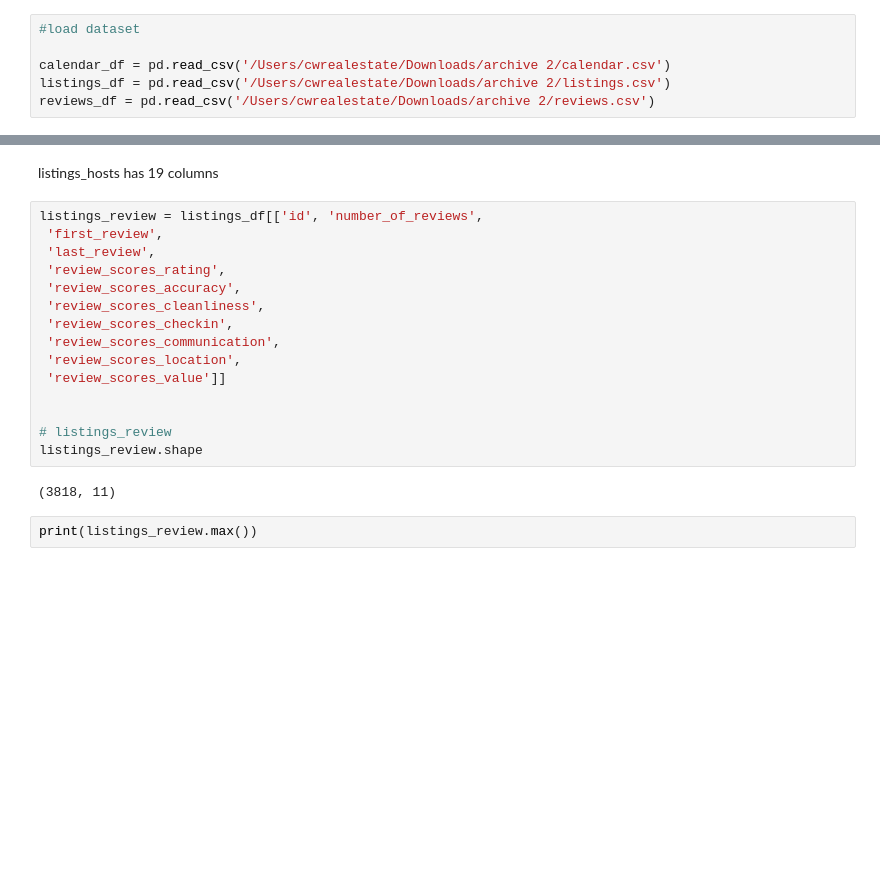
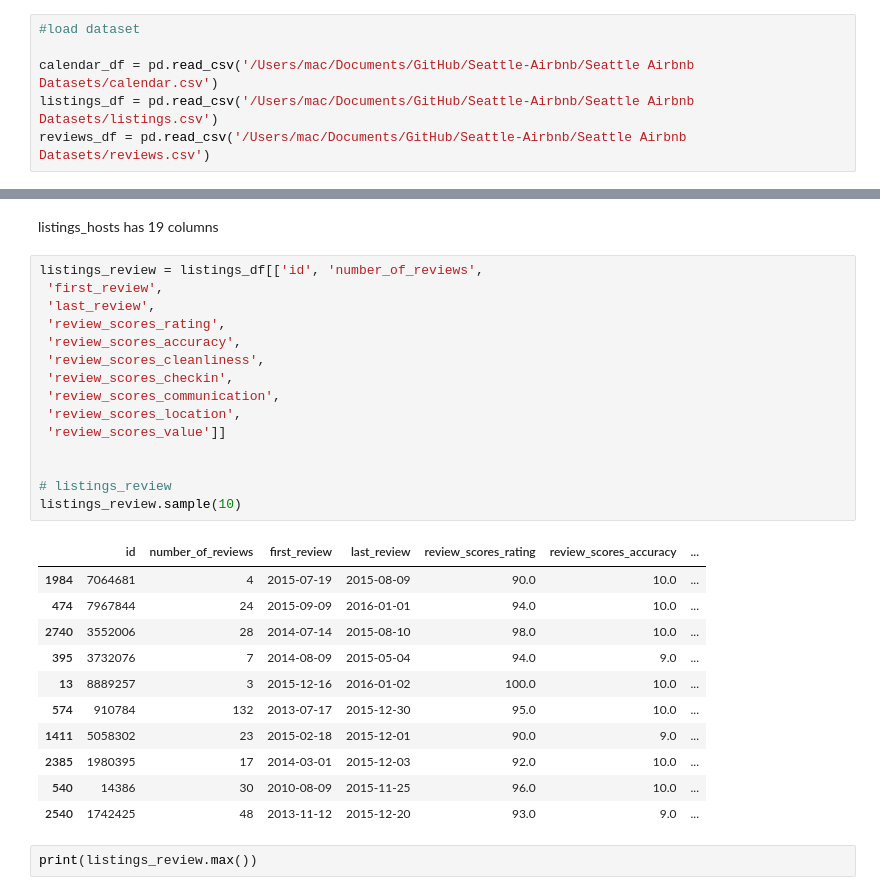
Before and after one commit to fabdanolu/Seattle-Airbnb, a Jupyter notebook: seattle.ipynb, the cells around one changed output, grey strips where cells are left out. Cells and saved outputs as stored; diff of their text form; blank space fills up the shorter version.

```diff
--- a/seattle.ipynb
+++ b/seattle.ipynb
@@ -20,6 +20,6 @@ seaborn: 0.11.2
 # %%
 #load dataset
 
-calendar_df = pd.read_csv('/Users/cwrealestate/Downloads/archive 2/calendar.csv')
-listings_df = pd.read_csv('/Users/cwrealestate/Downloads/archive 2/listings.csv')
-reviews_df = pd.read_csv('/Users/cwrealestate/Downloads/archive 2/reviews.csv')
+calendar_df = pd.read_csv('/Users/mac/Documents/GitHub/Seattle-Airbnb/Seattle Airbnb Datasets/calendar.csv')
+listings_df = pd.read_csv('/Users/mac/Documents/GitHub/Seattle-Airbnb/Seattle Airbnb Datasets/listings.csv')
+reviews_df = pd.read_csv('/Users/mac/Documents/GitHub/Seattle-Airbnb/Seattle Airbnb Datasets/reviews.csv')
@@ -460,20 +490,30 @@ listings_hosts has 19 columns
 # %%
 listings_review = listings_df[['id', 'number_of_reviews',
  'first_review',
  'last_review',
  'review_scores_rating',
  'review_scores_accuracy',
  'review_scores_cleanliness',
  'review_scores_checkin',
  'review_scores_communication',
  'review_scores_location',
  'review_scores_value']]
 
 
 # listings_review
-listings_review.shape
+listings_review.sample(10)
 # %% [output]
-(3818, 11)
+|  | id | number_of_reviews | first_review | last_review | review_scores_rating | review_scores_accuracy | ... |
+| 1984 | 7064681 | 4 | 2015-07-19 | 2015-08-09 | 90.0 | 10.0 | ... |
+| 474 | 7967844 | 24 | 2015-09-09 | 2016-01-01 | 94.0 | 10.0 | ... |
+| 2740 | 3552006 | 28 | 2014-07-14 | 2015-08-10 | 98.0 | 10.0 | ... |
+| 395 | 3732076 | 7 | 2014-08-09 | 2015-05-04 | 94.0 | 9.0 | ... |
+| 13 | 8889257 | 3 | 2015-12-16 | 2016-01-02 | 100.0 | 10.0 | ... |
+| 574 | 910784 | 132 | 2013-07-17 | 2015-12-30 | 95.0 | 10.0 | ... |
+| 1411 | 5058302 | 23 | 2015-02-18 | 2015-12-01 | 90.0 | 9.0 | ... |
+| 2385 | 1980395 | 17 | 2014-03-01 | 2015-12-03 | 92.0 | 10.0 | ... |
+| 540 | 14386 | 30 | 2010-08-09 | 2015-11-25 | 96.0 | 10.0 | ... |
+| 2540 | 1742425 | 48 | 2013-11-12 | 2015-12-20 | 93.0 | 9.0 | ... |
 # %%
 print(listings_review.max())
 # %% [output]
```
Also changed, not shown: parts of 29 cells of this notebook, 1 other file.
